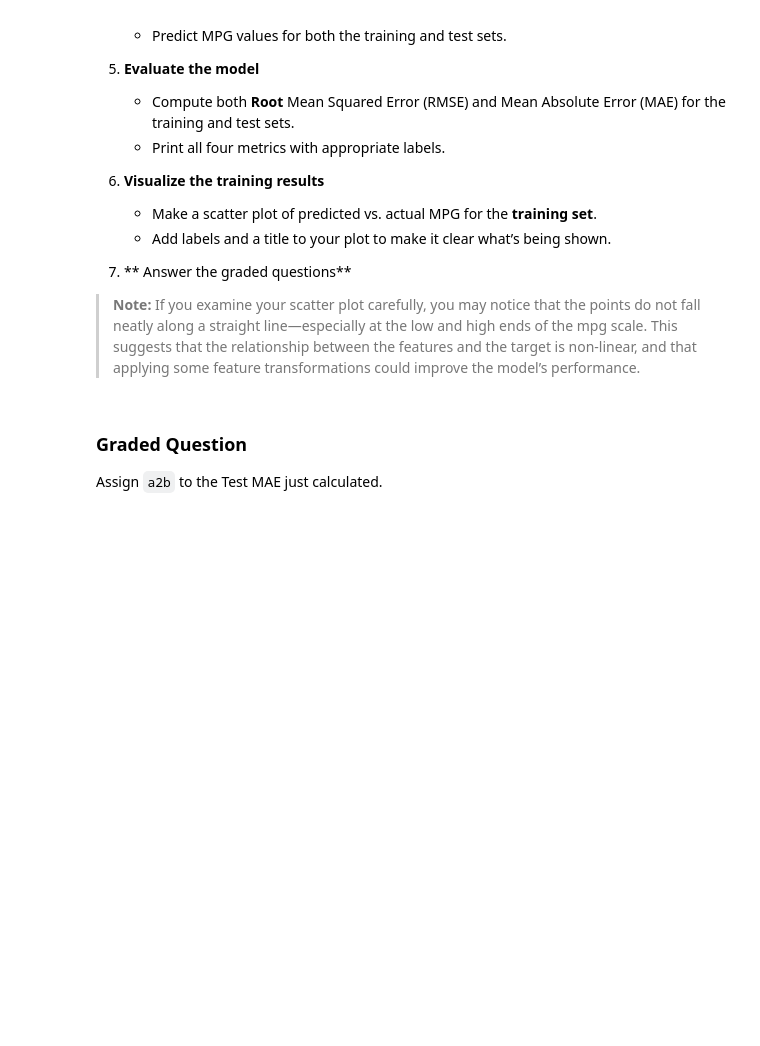
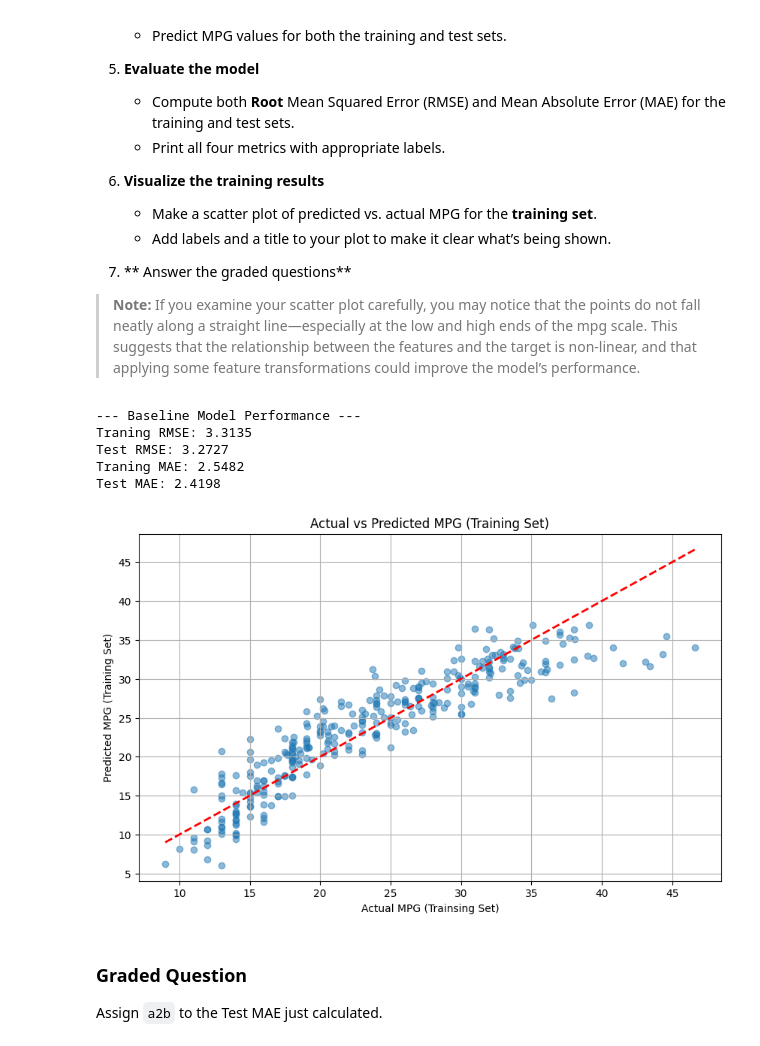
Before and after one commit to waysnyder/Module-3-Assignments, a Jupyter notebook: Homework_03.ipynb, the cells around one changed output. Drawn from its saved outputs; the diff is of its cells as text; code cells hidden in the pictures; blank space fills up the shorter version.

```diff
--- a/Homework_03.ipynb
+++ b/Homework_03.ipynb
@@ -381,3 +415,5 @@ Before we can use the dataset for modeling, we need to address two issues:
 Hint: You can actually do the cleaning in one line using Pandas chaining methods. But two lines are fine :-).
 # %%
 # Your code here -- add additional cells if you wish
+
+df_mpg_cleaned = df_mpg.drop('car_name', axis=1).dropna(subset=['horsepower'])
@@ -437,6 +491,51 @@ In this part, you’ll build a baseline linear regression model to predict `mpg`
 >**Note:** If you examine your scatter plot carefully, you may notice that the points do not fall neatly along a straight line—especially at the low and high ends of the mpg scale. This suggests that the relationship between the features and the target is non-linear, and that applying some feature transformations could improve the model’s performance.
 # %%
 # Your code here; add as many cells as you need
+
+# 1
+X = df_mpg_cleaned.drop('mpg', axis=1)
+y= df_mpg_cleaned['mpg']
+
+#2
+X_train, X_test, y_train, y_test = train_test_split(X, y, test_size = 0.2, random_state=random_seed)
+
+#3
+model = LinearRegression()
+model.fit(X_train_, y_train)
+
+#4
+y_train_pred = model.predict(X_train)
+y_test_pred = model.predict(X_test)
+
+#5
+train_rmse = np.sqrt(mean_squared_error(y_train, y_train_pred))
+test_rmse = np.sqrt(mean_squared_error(y_test, y_test_pred))
+
+train_mae = mean_absolute_error(y_train, y_train_pred)
+test_mae = mean_absolute_error(y_test, y_test_pred)
+
+print("--- Baseline Model Performance ---")
+print(f"Traning RMSE: {train_rmse:.4f}")
+print(f"Test RMSE: {test_rmse:.4f}")
+print(f"Traning MAE: {train_mae:.4f}")
+print(f"Test MAE: {test_mae:.4f}")
+
+# 6
+plt.figure(figsize=(10, 6))
+plt.scatter(y_train, y_train_pred, alpha = 0.5)
+plt.plot([y_train.min(), y_train.max()], [y_train.min(), y_train.max()], 'r--', lw=2)
+plt.xlabel('Actual MPG (Trainsing Set)')
+plt.ylabel('Predicted MPG (Training Set)')
+plt.title ('Actual vs Predicted MPG (Training Set)')
+plt.grid(True)
+plt.show()
+# %% [output]
+--- Baseline Model Performance ---
+Traning RMSE: 3.3135
+Test RMSE: 3.2727
+Traning MAE: 2.5482
+Test MAE: 2.4198
+[figure, added]
 # %% [markdown]
 ### Graded Question
 
```
Also changed, not shown: parts of 26 cells of this notebook.
